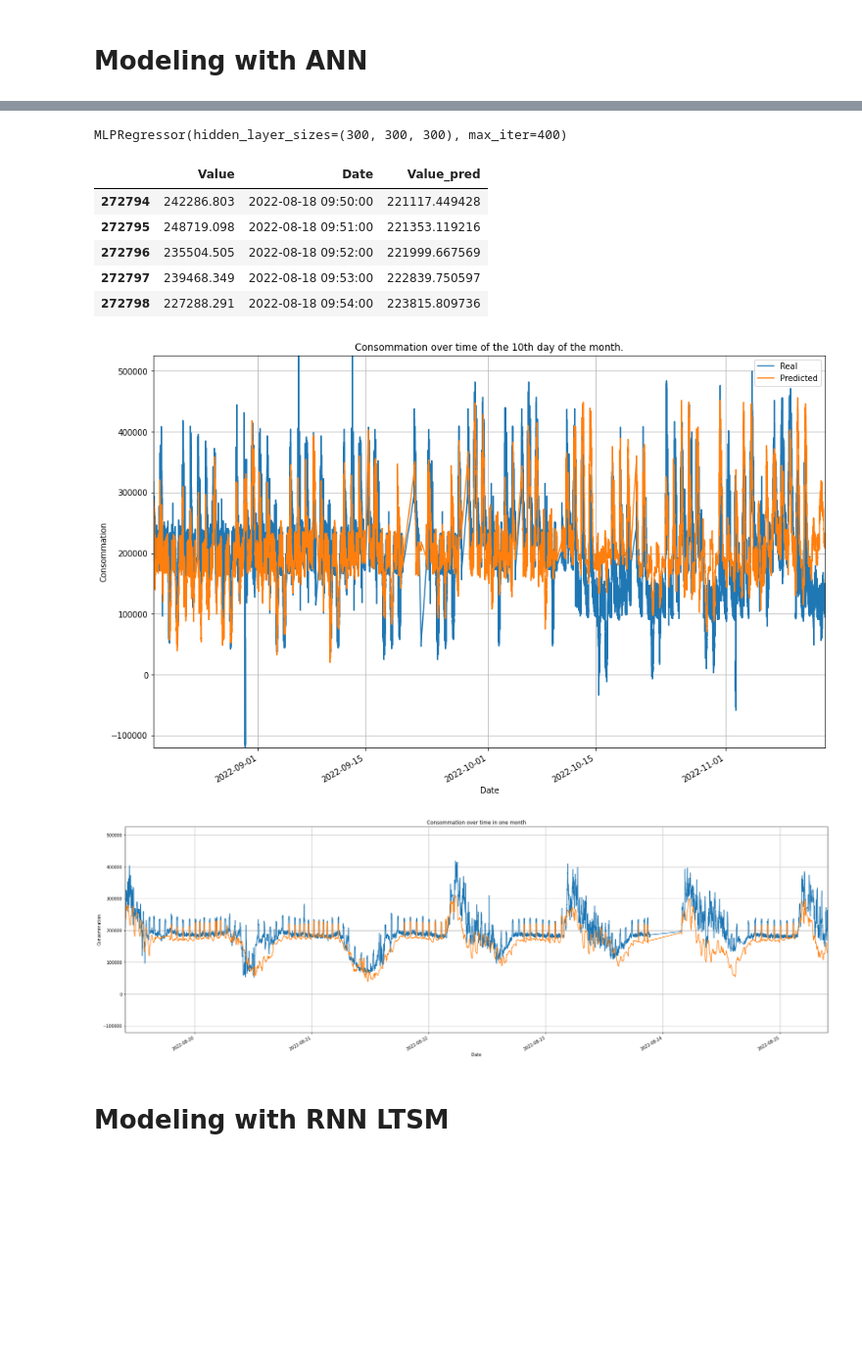
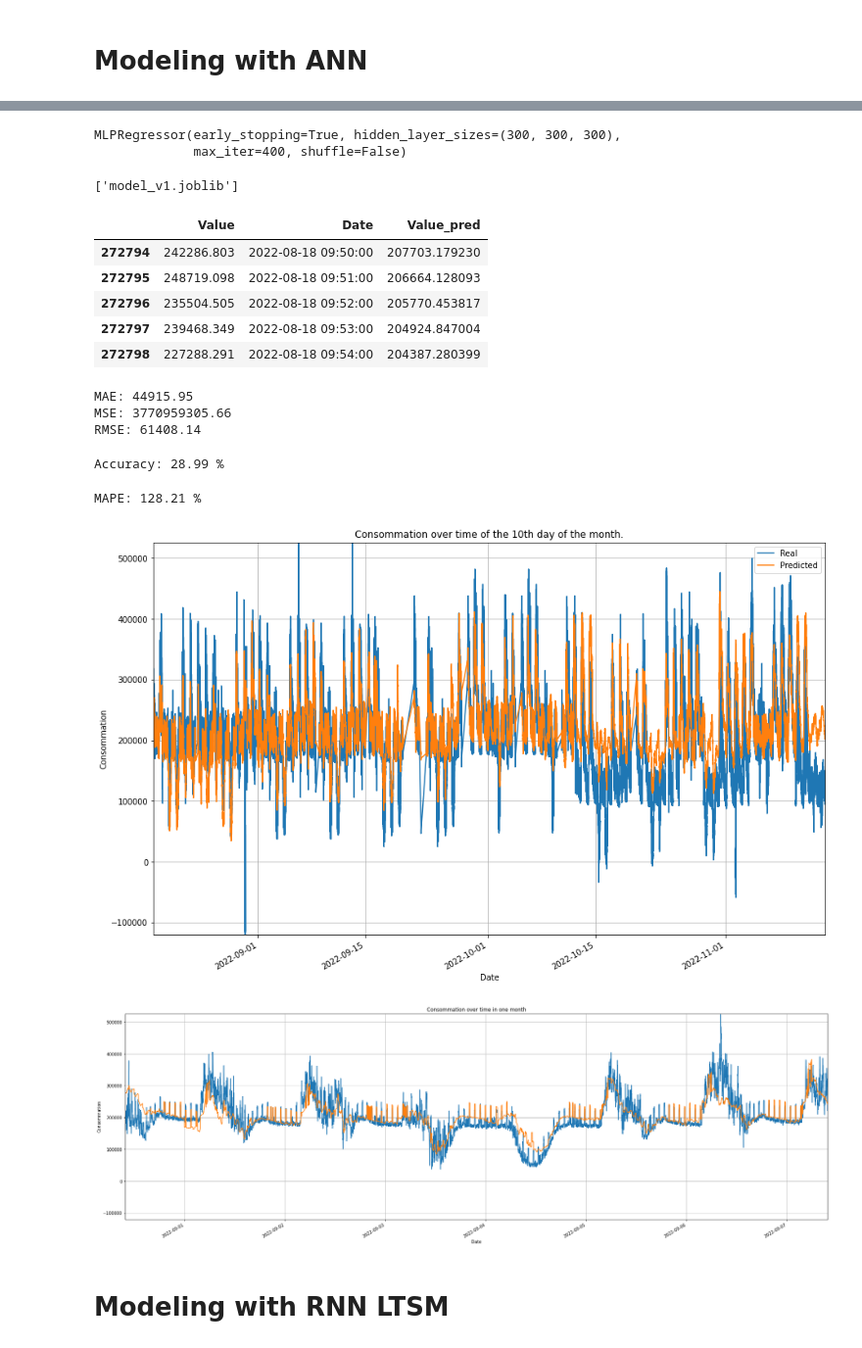
Before and after one commit to cojre/ml-project-2-stockdataholm, a Jupyter notebook: main_RNN.ipynb, the cells around one changed output, grey strips where cells are left out. Shown at 98% size. Drawn from its saved outputs; the diff is of its cells as text; code cells hidden in the pictures; blank space fills up the shorter version.

Commit message:
Define accuracy measures, train the model and put it into model_v1

```diff
--- a/main_RNN.ipynb
+++ b/main_RNN.ipynb
@@ -781,6 +781,12 @@ X_train_.head()
 5 rows × 26 columns
 # %%
-reg_all = MLPRegressor(hidden_layer_sizes=(300, 300, 300), activation='relu', solver='adam', alpha=0.0001, batch_size='auto', learning_rate='constant', learning_rate_init=0.001, power_t=0.5, max_iter=400, shuffle=True, random_state=None, tol=0.0001, verbose=False, warm_start=False, momentum=0.9, nesterovs_momentum=True, early_stopping=False, validation_fraction=0.1, beta_1=0.9, beta_2=0.999, epsilon=1e-08)
+reg_all = MLPRegressor(hidden_layer_sizes=(300, 300, 300), activation='relu', solver='adam', alpha=0.0001, batch_size='auto', learning_rate='constant', learning_rate_init=0.001, power_t=0.5, max_iter=400, shuffle=False, random_state=None, tol=0.0001, verbose=False, warm_start=False, momentum=0.9, nesterovs_momentum=True, early_stopping=True, validation_fraction=0.1, beta_1=0.9, beta_2=0.999, epsilon=1e-08)
 reg_all.fit(X_train_, y_train)
 # %% [output]
-MLPRegressor(hidden_layer_sizes=(300, 300, 300), max_iter=400)
+MLPRegressor(early_stopping=True, hidden_layer_sizes=(300, 300, 300),
+             max_iter=400, shuffle=False)
+# %%
+import joblib
+joblib.dump(reg_all, 'model_v1.joblib')
+# %% [output]
+['model_v1.joblib']
@@ -799,11 +824,50 @@ y_test_['Value_pred'] = y_pred_
 y_test_.head()
 # %% [output]
 |  | Value | Date | Value_pred |
-| 272794 | 242286.803 | 2022-08-18 09:50:00 | 221117.449428 |
-| 272795 | 248719.098 | 2022-08-18 09:51:00 | 221353.119216 |
-| 272796 | 235504.505 | 2022-08-18 09:52:00 | 221999.667569 |
-| 272797 | 239468.349 | 2022-08-18 09:53:00 | 222839.750597 |
-| 272798 | 227288.291 | 2022-08-18 09:54:00 | 223815.809736 |
+| 272794 | 242286.803 | 2022-08-18 09:50:00 | 207703.179230 |
+| 272795 | 248719.098 | 2022-08-18 09:51:00 | 206664.128093 |
+| 272796 | 235504.505 | 2022-08-18 09:52:00 | 205770.453817 |
+| 272797 | 239468.349 | 2022-08-18 09:53:00 | 204924.847004 |
+| 272798 | 227288.291 | 2022-08-18 09:54:00 | 204387.280399 |
+# %%
+from sklearn.metrics import mean_absolute_error, mean_squared_error
+import numpy as np
+
+# Compute the MAE, MSE, and RMSE
+mae = mean_absolute_error(y_test_.Value, y_test_.Value_pred)
+mse = mean_squared_error(y_test_.Value, y_test_.Value_pred)
+rmse = np.sqrt(mse)
+
+# Print the results
+print("MAE:", round(mae, 2))
+print("MSE:", round(mse, 2))
+print("RMSE:", round(rmse, 2))
+# %% [output]
+MAE: 44915.95
+MSE: 3770959305.66
+RMSE: 61408.14
+# %%
+from sklearn.metrics import r2_score
+
+r2 = r2_score(y_test_.Value, y_test_.Value_pred)
+
+accuracy = r2 * 100
+
+# Print the result
+print("Accuracy:", round(accuracy, 2), "%")
+# %% [output]
+Accuracy: 28.99 %
+# %%
+from sklearn.metrics import mean_absolute_percentage_error
+
+# Calculate the mean absolute percentage error
+mape = mean_absolute_percentage_error(y_test_.Value, y_test_.Value_pred)
+mape = mape*100
+
+# Print the mean absolute percentage error
+print("MAPE:", round(mape, 2), "%")
+# %% [output]
+MAPE: 128.21 %
 # %%
 #plot the real value and the predicted value
 fig, ax = plt.subplots(figsize=(15, 10))
@@ -819,26 +883,26 @@ ax.legend()
 fig.autofmt_xdate()
 plt.show()
 # %% [output]
-[figure, old version]
+[figure, new version]
 # %%
 def plot_consommation_over_time_zoomed_graph():
     fig, ax = plt.subplots(figsize=(30, 10))
 
     ax.plot(y_test_['Date'], y_test_['Value'], label='Real')
     ax.plot(y_test_['Date'], y_test_['Value_pred'], label='Predicted')
     ax.set_title('Consommation over time in one month')
     ax.set_xlabel('Date')
     ax.set_ylabel('Consommation')
 
-    ax.set_xlim(y_test_['Date'].min()+ pd.Timedelta(days=1) , y_test_['Date'].min()+ pd.Timedelta(days=7))
+    ax.set_xlim(y_test_['Date'].min()+ pd.Timedelta(days=13) , y_test_['Date'].min()+ pd.Timedelta(days=20))
     ax.set_ylim(y_test_['Value'].min(), y_test_['Value'].max())
     ax.grid(True)
     fig.autofmt_xdate()
     plt.show()
 
 plot_consommation_over_time_zoomed_graph()
 # %% [output]
-[figure, old version]
+[figure, new version]
 # %% [markdown]
 # Modeling with RNN LTSM
 # %%
```
Also changed, not shown: parts of 10 cells of this notebook, 1 other file.
